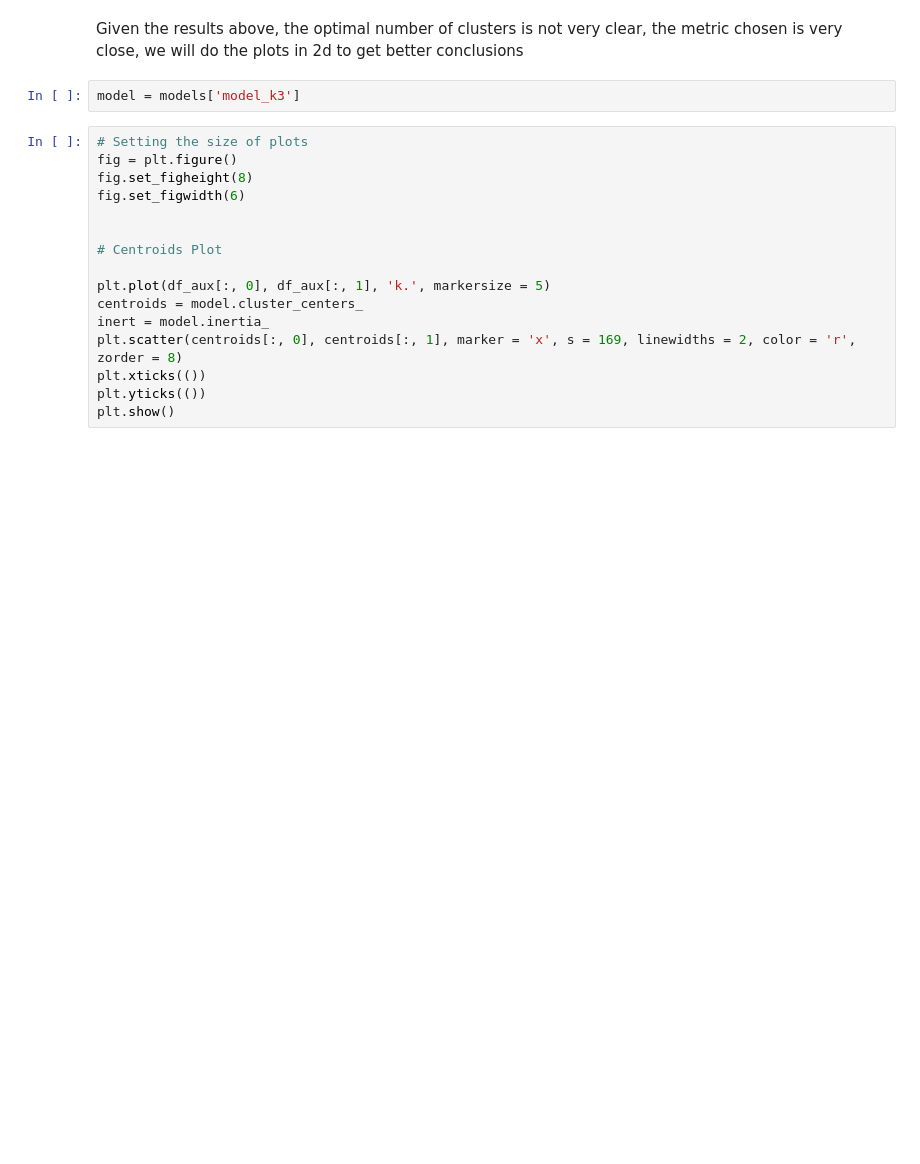
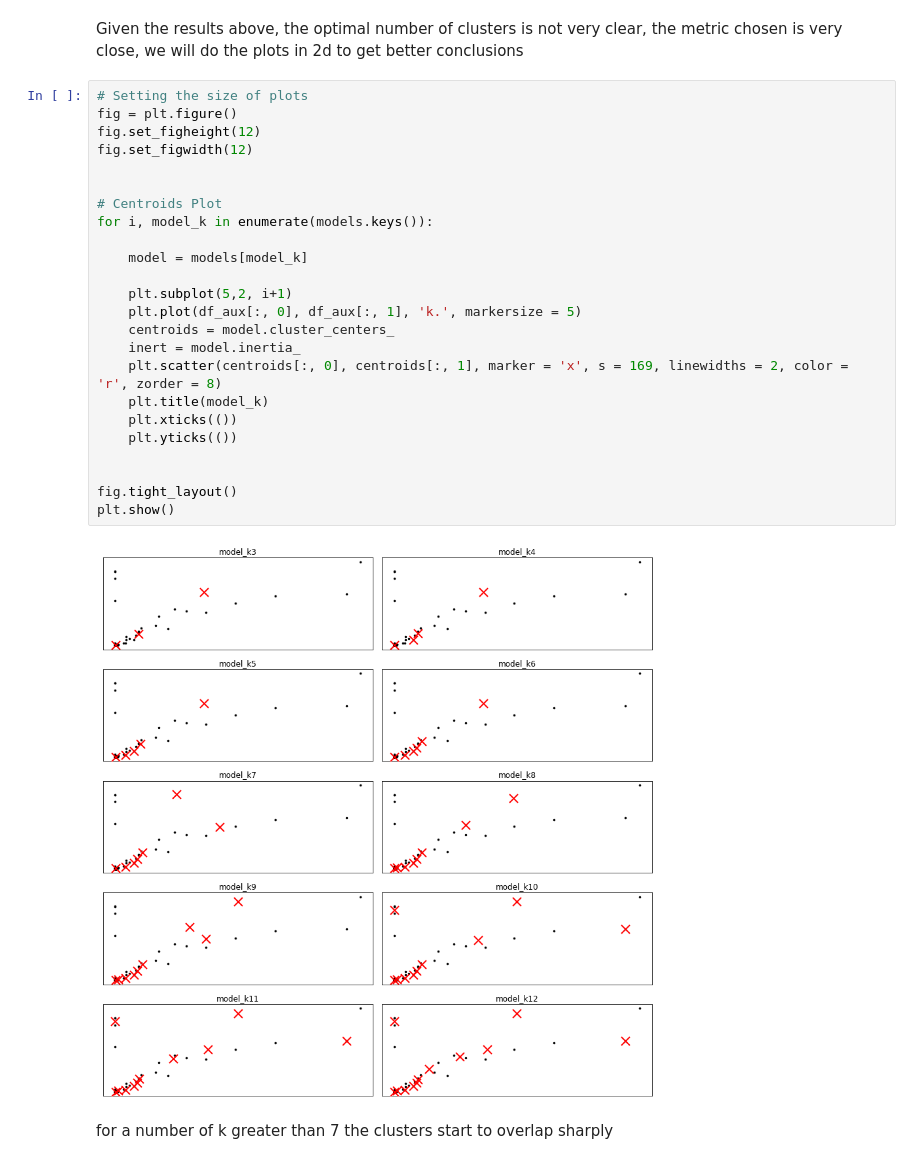
Before and after one commit to mhnasser/marketing_campaign_analysis, a Jupyter notebook: 03_notebooks/01_modeling_customer_clustering.ipynb, the cells around one changed output. Cells and saved outputs as stored; diff of their text form; blank space fills up the shorter version.

```diff
--- a/03_notebooks/01_modeling_customer_clustering.ipynb
+++ b/03_notebooks/01_modeling_customer_clustering.ipynb
@@ -155,20 +133,30 @@ model_k12 :  0.5220194169809473
 # %% [markdown]
 Given the results above, the optimal number of clusters is not very clear, the metric chosen is very close, we will do the plots in 2d to get better conclusions
-# %%
-model = models['model_k3']
 # %%
 # Setting the size of plots
 fig = plt.figure()
-fig.set_figheight(8)
-fig.set_figwidth(6)
+fig.set_figheight(12)
+fig.set_figwidth(12)
 
 
 # Centroids Plot
+for i, model_k in enumerate(models.keys()):
 
-plt.plot(df_aux[:, 0], df_aux[:, 1], 'k.', markersize = 5)
-centroids = model.cluster_centers_
-inert = model.inertia_
-plt.scatter(centroids[:, 0], centroids[:, 1], marker = 'x', s = 169, linewidths = 2, color = 'r', zorder = 8)
-plt.xticks(())
-plt.yticks(())
+    model = models[model_k]
+
+    plt.subplot(5,2, i+1)
+    plt.plot(df_aux[:, 0], df_aux[:, 1], 'k.', markersize = 5)
+    centroids = model.cluster_centers_
+    inert = model.inertia_
+    plt.scatter(centroids[:, 0], centroids[:, 1], marker = 'x', s = 169, linewidths = 2, color = 'r', zorder = 8)
+    plt.title(model_k)
+    plt.xticks(())
+    plt.yticks(())
+
+
+fig.tight_layout()
 plt.show()
+# %% [output]
+[figure, added]
+# %% [markdown]
+for a number of k greater than 7 the clusters start to overlap sharply
```
Also changed, not shown: parts of 9 cells of this notebook, 1 other file.
